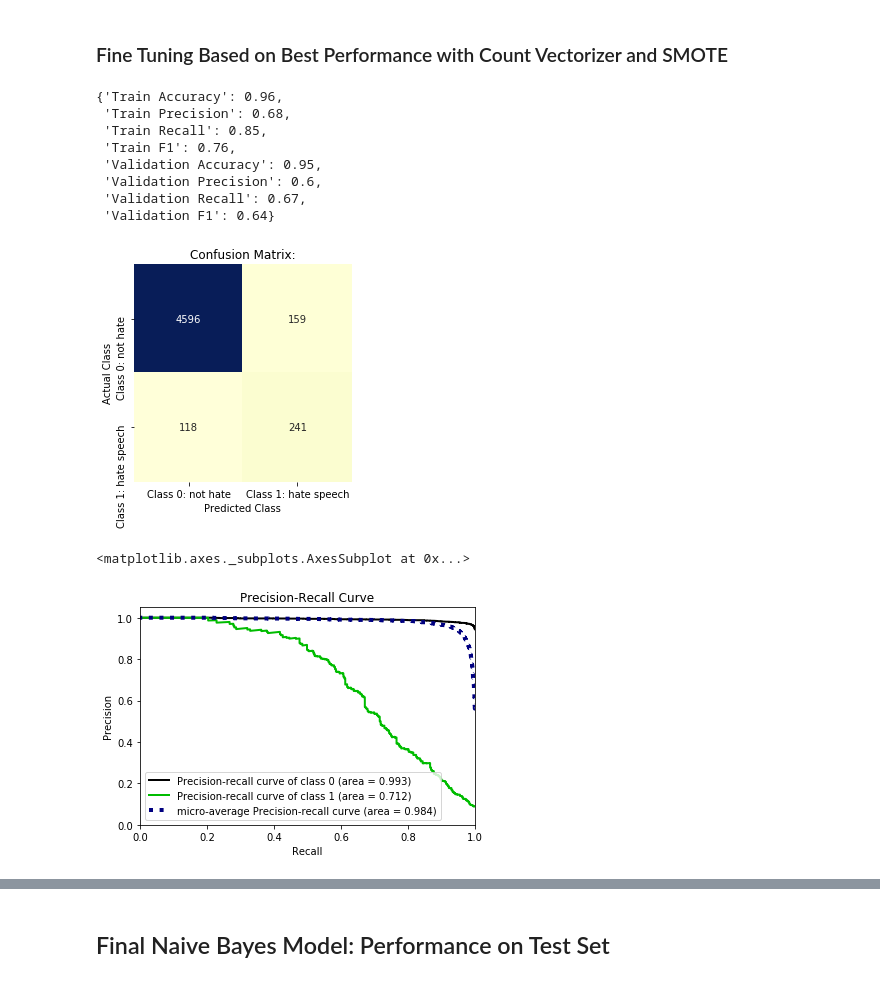
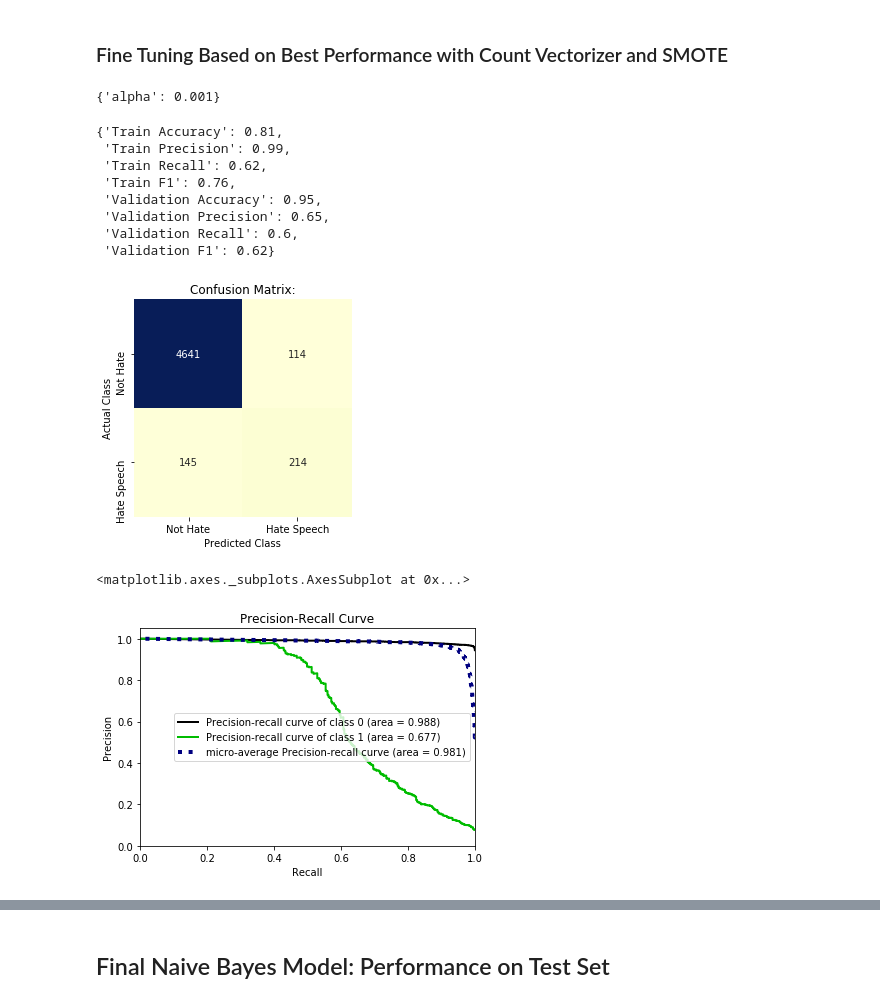
Before and after one commit to mguptaphd/Twitter-Hate-Classification-Project, a Jupyter notebook: Preliminary_Model_Comparisons.ipynb, the cells around one changed output, grey strips where cells are left out. Cells and saved outputs as stored; diff of their text form; code cells hidden in the pictures.

```diff
--- a/Preliminary_Model_Comparisons.ipynb
+++ b/Preliminary_Model_Comparisons.ipynb
@@ -199,21 +199,25 @@ wrapper_single_vectorization(X_train.lem_tweet, y_train, X_val.lem_tweet,
-# %%
-nb_metrics_dict
-# %% [output]
-{'Train Accuracy': 0.96,
- 'Train Precision': 0.68,
- 'Train Recall': 0.85,
- 'Train F1': 0.76,
- 'Validation Accuracy': 0.95,
- 'Validation Precision': 0.6,
- 'Validation Recall': 0.67,
- 'Validation F1': 0.64}
+# %%
+nb_1.best_params_
+# %% [output]
+{'alpha': 0.001}
+# %%
+nb_metrics1
+# %% [output]
+{'Train Accuracy': 0.81,
+ 'Train Precision': 0.99,
+ 'Train Recall': 0.62,
+ 'Train F1': 0.76,
+ 'Validation Accuracy': 0.95,
+ 'Validation Precision': 0.65,
+ 'Validation Recall': 0.6,
+ 'Validation F1': 0.62}
 # %%
-seaborn_confusion_matrix(y_val, nb_y_val_pred)
+seaborn_confusion_matrix(y_val, nb_y_val_pred1)
 # %% [output]
-[figure, old version]
+[figure, new version]
 # %%
-skplt.metrics.plot_precision_recall_curve(y_val, nb_y_val_prob)
+skplt.metrics.plot_precision_recall_curve(y_val, nb_y_val_prob1)
 # %% [output]
 <matplotlib.axes._subplots.AxesSubplot at 0x...>
-[figure, old version]
+[figure, new version]
 # %%
```
Also changed, not shown: parts of 160 cells of this notebook, 5 other files.
